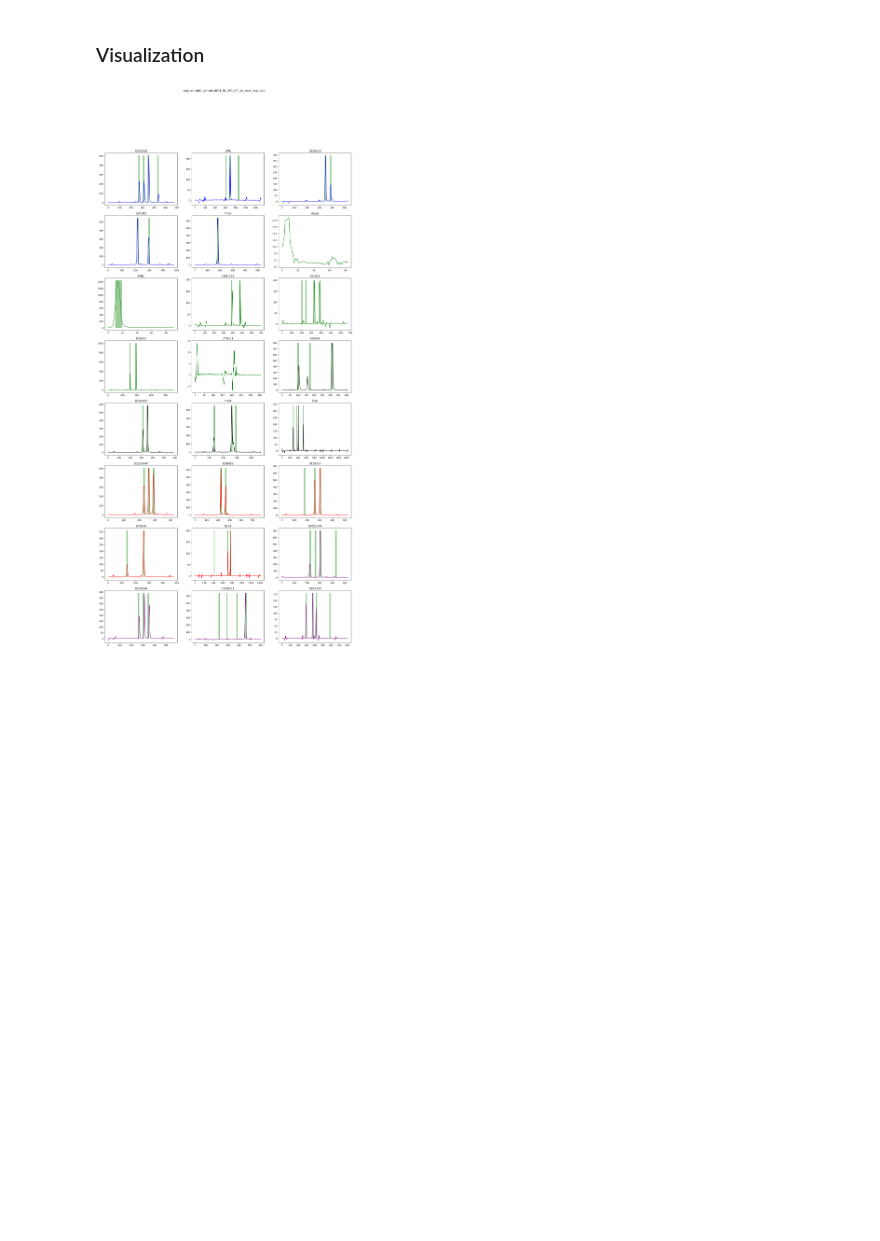
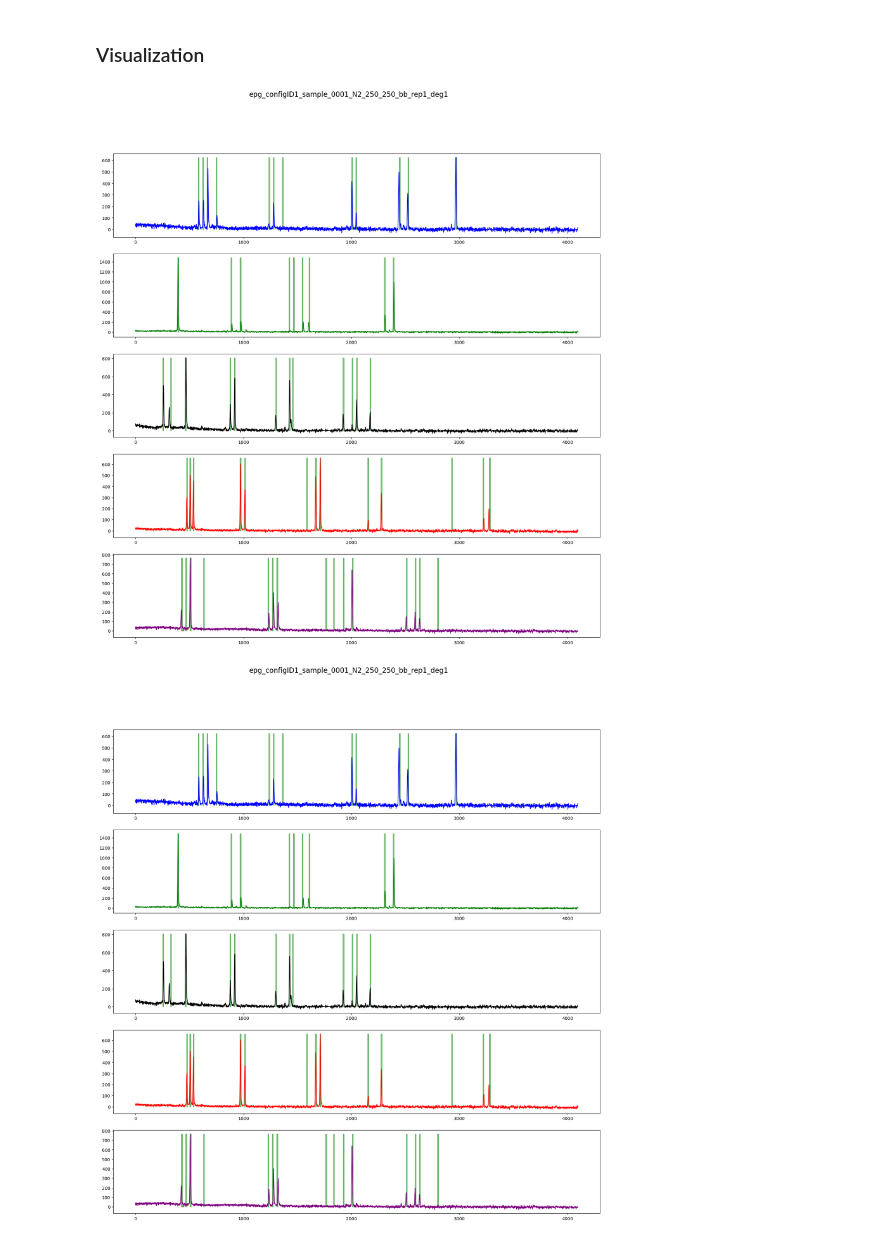
Before and after one commit to amar-mesic/DNANet, a Jupyter notebook: notebooks/SyntheticImage.ipynb, the cells around one changed output. Cells and saved outputs as stored; diff of their text form; code cells hidden in the pictures; blank space fills up the shorter version.

```diff
--- a/notebooks/SyntheticImage.ipynb
+++ b/notebooks/SyntheticImage.ipynb
@@ -19,8 +19,9 @@ import numpy as np
 # %%
-dataset_files_dir = "resources/data/synthetic/fixed_ratios_base_template_500_5000_no_preprocess/epgs/epg_configID1_sample_0001_N2_250_250_bb_rep1_deg1.npy"
-gf_panel_path = "resources/data/synthetic/SGPanel_Globalfiler_Panel.xml"
-reference_genotype_path = "resources/data/synthetic/fixed_ratios_base_template_500_5000_no_preprocess/reference_genotypes"
-epg_to_genotypes_mapping_path = "resources/data/synthetic/fixed_ratios_base_template_500_5000_no_preprocess/alleles_to_genotypes_mapping.csv"
+base_dir = "/Users/amarmesic/Documents/tudelft/thesis/dna/generated_epgs/fixed_ratios_base_template_500_5000_scaled_uniform_z-BEST"
+dataset_files_dir = f"{base_dir}/epgs/epg_configID1_sample_0001_N2_250_250_bb_rep1_deg1.npy"
+reference_genotype_path = f"{base_dir}/reference_genotypes"
+epg_to_genotypes_mapping_path = f"{base_dir}/alleles_to_genotypes_mapping.csv"
+gf_panel_path = "resources/data/ProvedIt/SGPanel_Globalfiler_Panel.xml"
 
 image = SyntheticImage(
     path=dataset_files_dir,
@@ -38,7 +39,8 @@ print(image.annotation.image.sum())
 # %% [markdown]
 ### Visualization
 # %%
-# plot_profile(hid_images=[image])
-plot_profile_markers(hid_images=[image])
+plot_profile(hid_images=[image])
+# plot_profile_markers(hid_images=[image])
 # %% [output]
-[figure, old version]
+[figure, new version]
+[figure, added]
```
Also changed, not shown: parts of 5 cells of this notebook, 10 other files.
